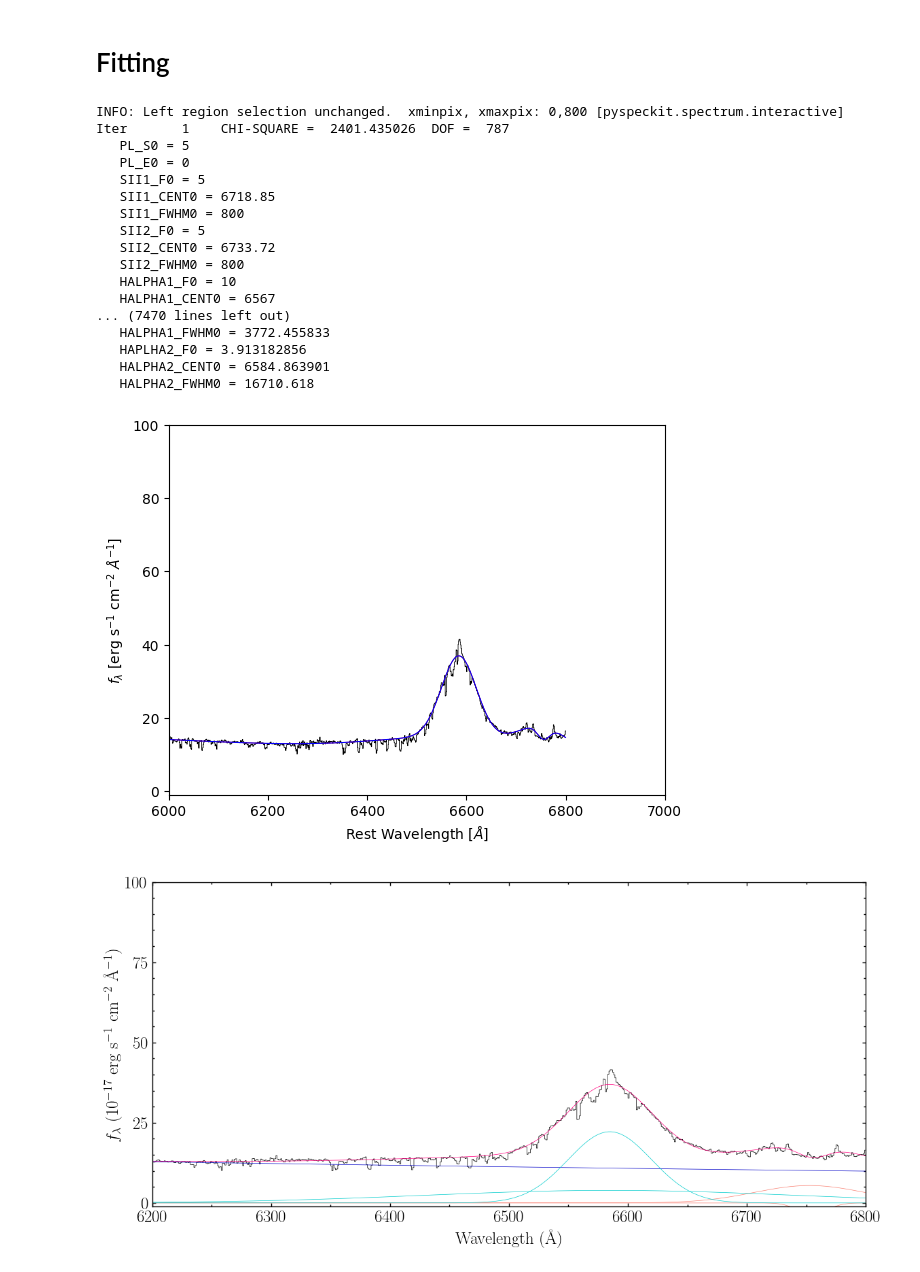
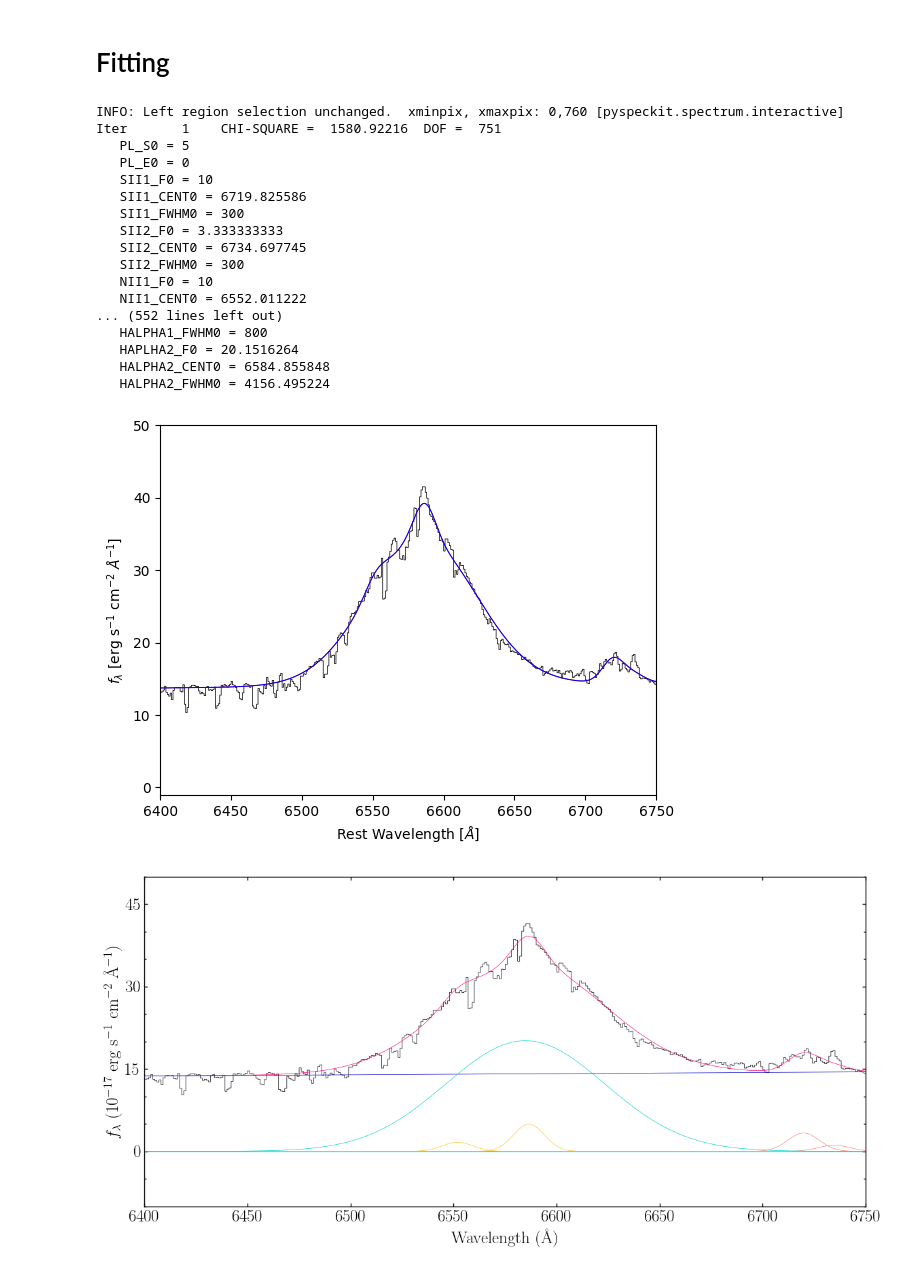
Before and after one commit to seratsaad/j0950, a Jupyter notebook: Halpha.ipynb, the cells around one changed output. Saved outputs shown, nothing was run; the diff lists cells and outputs as text; code cells hidden in the pictures.

```diff
--- a/Halpha.ipynb
+++ b/Halpha.ipynb
@@ -354,6 +354,8 @@ def gaussian(xarr,amplitude,cent,fwhm,normalized=False,return_components=False,r
 def optical_agn_spectrum(wave_to_fit,pl_s,pl_e,\
                          sii1_f,sii1_cent,sii1_fwhm,\
                          sii2_f,sii2_cent,sii2_fwhm,\
+                         nii1_f,nii1_cent,nii1_fwhm,\
+                         nii2_f,nii2_cent,nii2_fwhm,\
                          #oi1_f,oi1_cent,oi1_fwhm,\
                          halpha1_f,halpha1_cent,halpha1_fwhm,\
                          halpha2_f,halpha2_cent,halpha2_fwhm,\
@@ -373,6 +375,10 @@ def optical_agn_spectrum(wave_to_fit,pl_s,pl_e,\
     sii1 = gaussian(x,sii1_f,sii1_cent,sii1_fwhm,normalized=False)
     sii2 = gaussian(x,sii2_f,sii2_cent,sii2_fwhm,normalized=False)
 
+    nii1 = gaussian(x,nii1_f,nii1_cent,nii1_fwhm,normalized=False)
+    nii2 = gaussian(x,nii2_f,nii2_cent,nii2_fwhm,normalized=False)
+
+
     #oi1 = gaussian(x,oi1_f,oi1_cent,oi1_fwhm,normalized=False)
 
     # narrow and broad halpha line
@@ -380,13 +386,15 @@ def optical_agn_spectrum(wave_to_fit,pl_s,pl_e,\
     halpha2 = gaussian(x,halpha2_f,halpha2_cent,halpha2_fwhm,normalized=False)
 
 
-    y = pl + sii1 + sii2 + halpha1 + halpha2 #+ oi1
+    y = pl + sii1 + sii2 + halpha1 + halpha2 + nii1 + nii2
 
     if return_components:
         y = {'model':y,\
              'pl':pl,\
             'sii1':sii1,\
              'sii2':sii2,\
+             'nii1':nii1,\
+             'nii2':nii2,\
              #'oi1':oi1,\
             'halpha1':halpha1,\
             'halpha2':halpha2}
@@ -458,15 +466,19 @@ def optical_agn_fitter(order=1):
     Generator for powerlaw fitter class
     """
 
-    myclass =  pyspeckit.models.model.SpectralModel(optical_agn_spectrum, 14,
+    myclass =  pyspeckit.models.model.SpectralModel(optical_agn_spectrum, 20,
             parnames=['pl_s','pl_e',\
                      'sii1_f','sii1_cent','sii1_fwhm',\
                       'sii2_f','sii2_cent','sii2_fwhm',\
+                      'nii1_f','nii1_cent','nii1_fwhm',\
+                      'nii2_f','nii2_cent','nii2_fwhm',\
                       #'oi1_f','oi1_cent','oi1_fwhm',\
                      'halpha1_f','halpha1_cent','halpha1_fwhm',\
                      'haplha2_f','halpha2_cent','halpha2_fwhm'],
             parlimited=[(False,False),(False,False),\
                        (False,False),(False,False),(False,False),\
+                        (False,False),(False,False),(False,False),\
+                        (False,False),(False,False),(False,False),\
                         (False,False),(False,False),(False,False),\
                         #(False,False),(False,False),(False,False),\
                         (False,False),(False,False),(False,False),\
@@ -476,6 +488,8 @@ def optical_agn_fitter(order=1):
                        #(0,0),(0,0),(0,0),\
                        (0,0),(0,0),(0,0),\
                        (0,0),(0,0),(0,0),\
+                       (0,0),(0,0),(0,0),\
+                       (0,0),(0,0),(0,0),\
                       (0,0),(0,0),(0,0)]
             )
     myclass.__name__ = "optagn"
@@ -486,6 +500,9 @@ def plot_optical_agn_fit(wave,flux,model,wavemin,wavemax,ymin,ymax,xlabel,ylabel
 
     sii1 = model['sii1']
     sii2 = model['sii2']
+
+    nii1 = model['nii1']
+    nii2 = model['nii2']
     #oi1 = model['oi1']
     halpha1 = model['halpha1']
     halpha2 = model['halpha2']
@@ -509,6 +526,8 @@ def plot_optical_agn_fit(wave,flux,model,wavemin,wavemax,ymin,ymax,xlabel,ylabel
     ax.plot(wave,model['pl'],color=royal_blue, linewidth=0.5)
     ax.plot(wave,sii1,color=salmon, linewidth=0.5)
     ax.plot(wave,sii2,color=salmon, linewidth=0.5)
+    ax.plot(wave,nii1,color=goldenrod, linewidth=0.5)
+    ax.plot(wave,nii2,color=goldenrod, linewidth=0.5)
     #ax.plot(wave,oi1,color=salmon, linewidth=0.5)
     ax.plot(wave,halpha1,color=turquoise, linewidth=0.5)
     ax.plot(wave,halpha2,color=turquoise, linewidth=0.5)
@@ -574,6 +593,8 @@ flux = corrected_flux
 lam = corrected_wl
 err = binned_err
 # %%
+o3_off = 5007.57/5006.843
+
 sii1 = 6718.85
 sii2 = 6733.72
 halpha = 6567
@@ -583,6 +604,7 @@ oi2 = 6370.46
 oi1 = 6303.05
 fevii = 6085.90
 
+sii1_off = sii1*o3_off
 sii2_off = sii2/sii1
 nii1_off = nii1/sii1
 nii2_off = nii2/sii1
@@ -592,6 +614,7 @@ halpha_off = halpha/sii1
 fevii_off = fevii/sii1
 
 
+
 c = 2.99e5 # km/s
 # %%
 guesses = [5,0,\
@@ -631,55 +697,55 @@ spec.xarr.set_unit = u.angstrom #'$\\AA$'
 spec.xarr.xtype='angstrom'
 spec.Registry.add_fitter('opticalagn',optical_agn_fitter(),len(guesses))
 spec.specfit.selectregion(xmin=6000,xmax=7000)
-spec.specfit(fittype='opticalagn',vheight=False,guesses=guesses,tied=tied,fixed=fixed,parsteps=step,maxiter=500,baseline=False,subtract_baseline=False,quiet=False)
+spec.specfit(fittype='opticalagn',vheight=False,guesses=guesses,tied=tied,fixed=fixed,limitedmin=lmin,limitedmax=lmax,minpars=minp,maxpars=maxp,parsteps=step,maxiter=500,baseline=False,subtract_baseline=False,quiet=False)
 # %% [output]
-INFO: Left region selection unchanged.  xminpix, xmaxpix: 0,800 [pyspeckit.spectrum.interactive]
-Iter       1    CHI-SQUARE =  2401.435026  DOF =  787
+INFO: Left region selection unchanged.  xminpix, xmaxpix: 0,760 [pyspeckit.spectrum.interactive]
+Iter       1    CHI-SQUARE =  1580.92216  DOF =  751
    PL_S0 = 5
    PL_E0 = 0
-   SII1_F0 = 5
-   SII1_CENT0 = 6718.85
-   SII1_FWHM0 = 800
-   SII2_F0 = 5
-   SII2_CENT0 = 6733.72
-   SII2_FWHM0 = 800
-   HALPHA1_F0 = 10
-   HALPHA1_CENT0 = 6567
-... (7470 lines left out)
-   HALPHA1_FWHM0 = 3772.455833
-   HAPLHA2_F0 = 3.913182856
-   HALPHA2_CENT0 = 6584.863901
-   HALPHA2_FWHM0 = 16710.618
+   SII1_F0 = 10
+   SII1_CENT0 = 6719.825586
+   SII1_FWHM0 = 300
+   SII2_F0 = 3.333333333
+   SII2_CENT0 = 6734.697745
+   SII2_FWHM0 = 300
+   NII1_F0 = 10
+   NII1_CENT0 = 6552.011222
+... (552 lines left out)
+   HALPHA1_FWHM0 = 800
+   HAPLHA2_F0 = 20.1516264
+   HALPHA2_CENT0 = 6584.855848
+   HALPHA2_FWHM0 = 4156.495224
 # %%
 import matplotlib as mpl
 mpl.rcParams.update(mpl.rcParamsDefault)
-spec.plotter(xmin=6000,xmax=7000,ymin=-1,ymax=100,xlabel='Rest Wavelength [$\AA$]',ylabel="$f_{\lambda}$ [erg s$^{-1}$ cm$^{-2}$ $\AA^{-1}$]")
+spec.plotter(xmin=6400,xmax=6750,ymin=-1,ymax=50,xlabel='Rest Wavelength [$\AA$]',ylabel="$f_{\lambda}$ [erg s$^{-1}$ cm$^{-2}$ $\AA^{-1}$]")
 spec.specfit.plot_fit(annotate=False)
 spec.specfit.plot_components()
 plt.show()
 # %% [output]
-[figure, old version]
+[figure, new version]
 # %%
 best_model = optical_agn_spectrum(lam,*spec.specfit.parinfo.values,return_components=True)
 wavemin = 1000.
 wavemax = 1650.
 ymin = -100.
 ymax = 400.
 wave = lam
 flux = flux
 model = best_model
 xlabel = 'Wavelength (\AA)'
 
 ylabel = 'f_{\lambda}$ (10$^{-17}$ erg s$^{-1}$ cm$^{-2}$ \AA$^{-1}$)'
 plotfile = 'Figures/halpha'
 HARDCOPY = False
 SHOW = True
 
-plot_optical_agn_fit(lam,flux,best_model,6200,6800,-1,100,'Wavelength (\AA)',\
+plot_optical_agn_fit(lam,flux,best_model,6400,6750,-10,50,'Wavelength (\AA)',\
                      "$f_{\lambda}$ (10$^{-17}$ erg s$^{-1}$ cm$^{-2}$ \AA$^{-1}$)",\
                      plotfile,HARDCOPY=False,SHOW=True)
 # %% [output]
-[figure, old version]
+[figure, new version]
 # %%
 print(spec.specfit.parinfo.values[0: 2])
 # %% [output]
```
Also changed, not shown: parts of 9 cells of this notebook, 3 other files.
